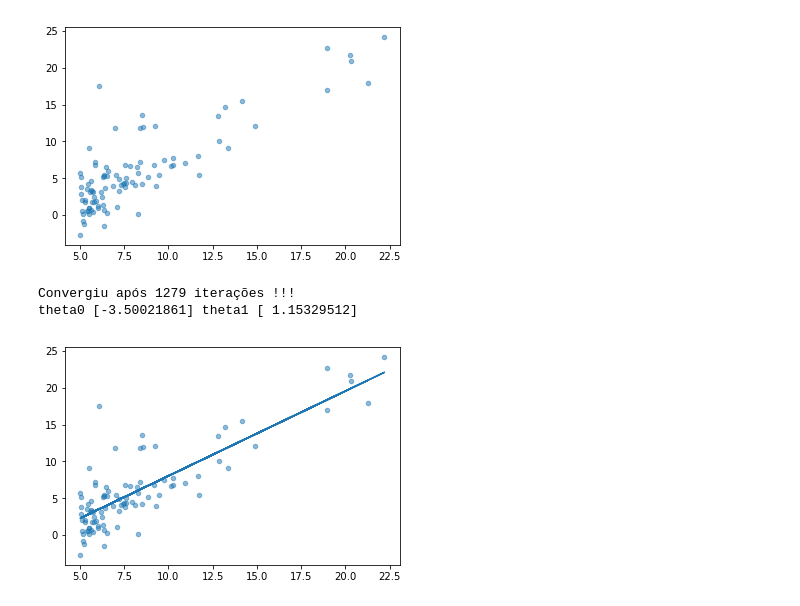
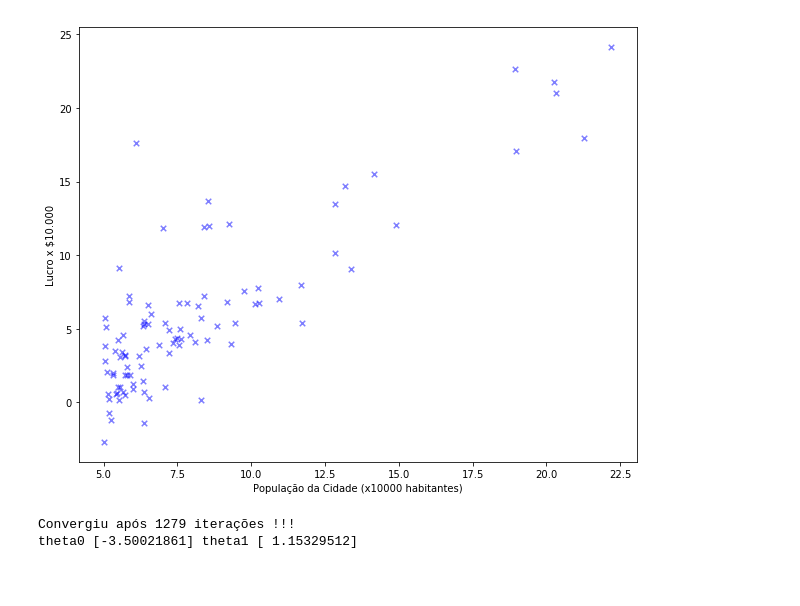
Before and after one commit to ramonsilvanet/AM_Trabalho1, a Jupyter notebook: scatter_plot_ex1.ipynb, the cells around one changed output. Drawn from its saved outputs; the diff is of its cells as text; code cells hidden in the pictures; blank space fills up the shorter version.

Commit message:
Regressão Linear com uma varável :tada:

```diff
--- a/scatter_plot_ex1.ipynb
+++ b/scatter_plot_ex1.ipynb
@@ -14,10 +14,14 @@ y = np.array(dataset[:, 1])
 # %%
 #gerando o gráfico de dispersão
 #para analise preliminar dos dados
-plt.scatter(x, y, s=20, alpha=0.5)
+plt.figure(figsize=(10,8))
+plt.ylabel("Lucro x $10.000")
+plt.xlabel("População da Cidade (x10000 habitantes)")
+plt.scatter(x, y, s=30, alpha=0.5, marker='x', color='b')
+#exibe o gráfico
 plt.show()
 # %% [output]
-[figure, old version]
+[figure, new version]
 # %%
 import pandas as pandas
 
@@ -74,10 +78,3 @@ print("theta0", th0, "theta1", th1)
 # %% [output]
 Convergiu após 1279 iterações !!!
 theta0 [-3.50021861] theta1 [ 1.15329512]
-# %%
-#tracando a linha de regressão linear sobre o gráfico
-plt.scatter(x, y, s=20, alpha=0.5)
-plt.plot(x, th1*x + th0, '-')
-plt.show()
-# %% [output]
-[figure, removed]
```
Also changed, not shown: parts of 3 cells of this notebook.
